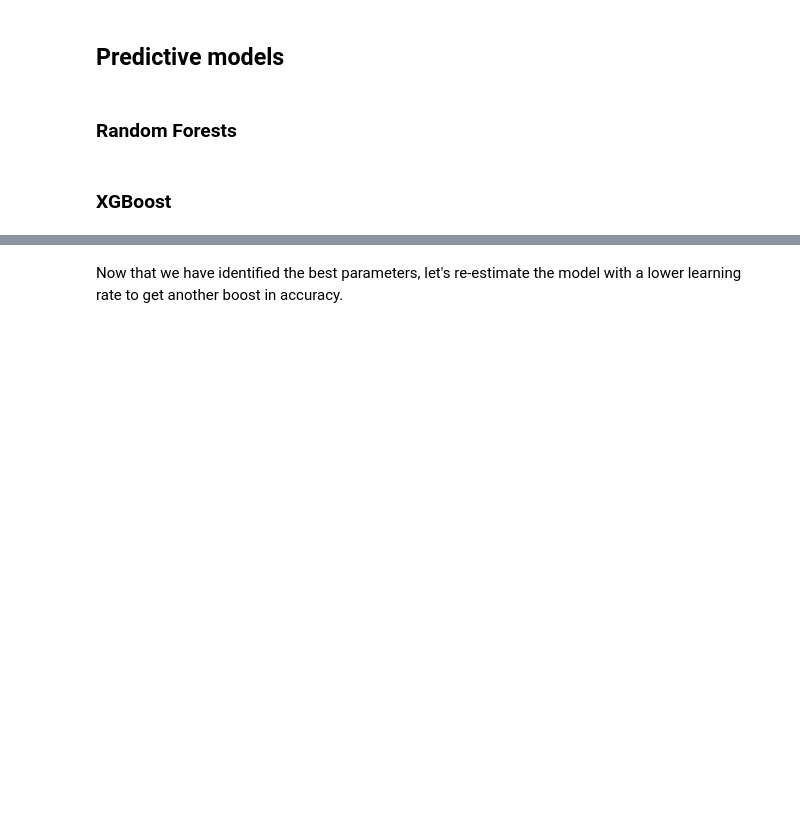
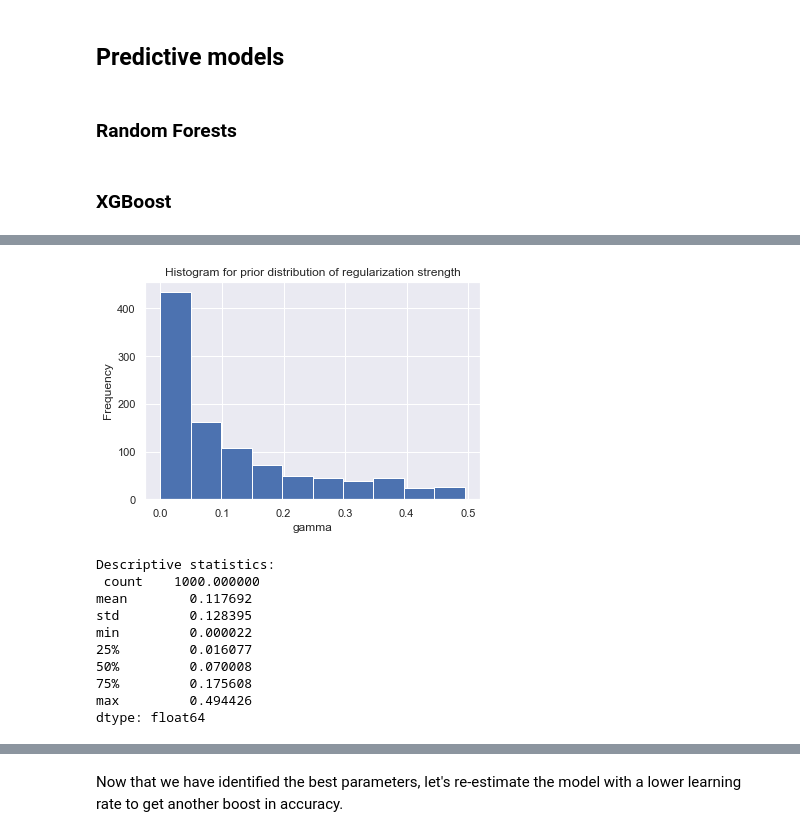
Before and after one commit to tloeber/Springboard, a Jupyter notebook: capstone_lending_club/2a_modeling.ipynb, the cells around one changed output, grey strips where cells are left out. Saved outputs shown, nothing was run; the diff lists cells and outputs as text; code cells hidden in the pictures; blank space fills up the shorter version.

```diff
--- a/capstone_lending_club/2a_modeling.ipynb
+++ b/capstone_lending_club/2a_modeling.ipynb
@@ -436,0 +450,34 @@ dtype: float64
+# %%
+# Inspect prior distribution for gamma
+from hyperopt import pyll
+small_number = 0.01
+
+gamma_distr = hp.loguniform('n_estimators',
+                            np.log(small_number),
+                            np.log(0.5 + small_number))
+
+samples = [pyll.stochastic.sample(gamma_distr) - small_number
+               for i in range(1000)]
+
+# Plot
+# sns.distplot(pd.Series(samples))
+pd.Series(samples).plot(kind='hist')
+plt.xlabel('gamma')
+plt.title('Histogram for prior distribution of regularization strength')
+plt.show()
+
+# Descriptive statistics
+print('Descriptive statistics:\n',
+      pd.Series(samples).describe())
+# %% [output]
+[figure, added]
+Descriptive statistics:
+ count    1000.000000
+mean        0.117692
+std         0.128395
+min         0.000022
+25%         0.016077
+50%         0.070008
+75%         0.175608
+max         0.494426
+dtype: float64
```
Also changed, not shown: parts of 58 cells of this notebook.
